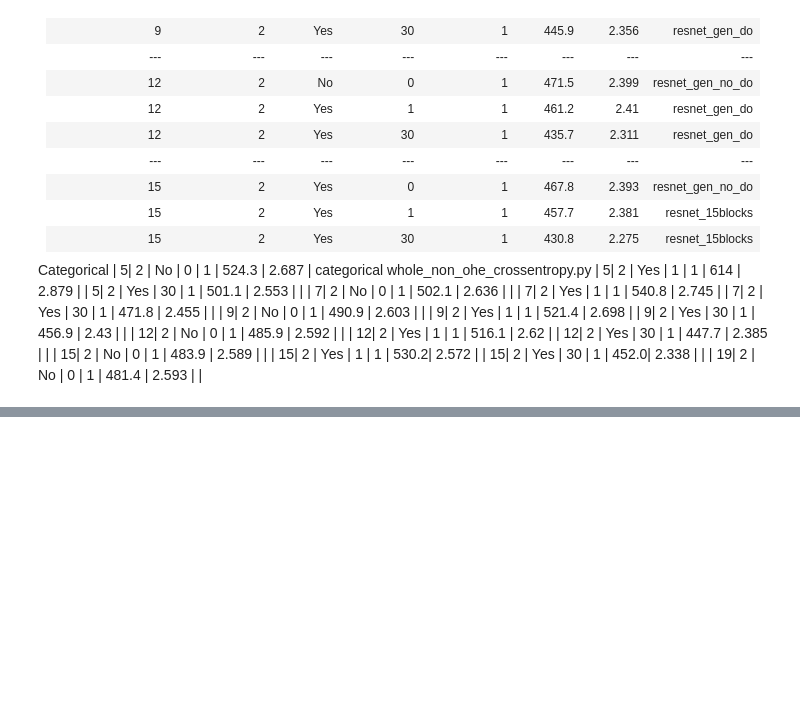
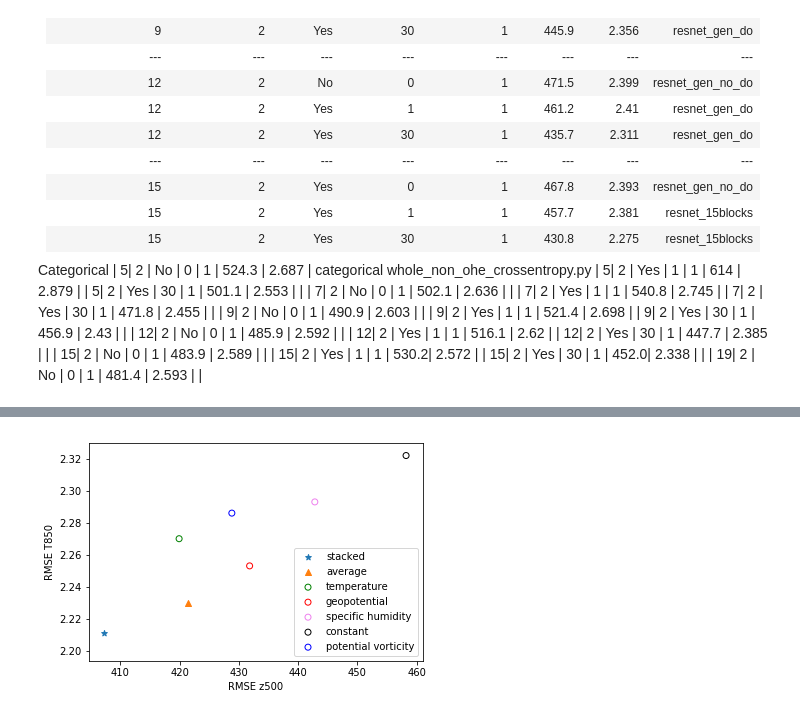
Before and after one commit to mc4117/ResNet_Weather, a Jupyter notebook: neural_notebooks/categorical/results_summary.ipynb, the cells around one changed output, grey strips where cells are left out. Saved outputs shown, nothing was run; the diff lists cells and outputs as text; code cells hidden in the pictures; blank space fills up the shorter version.

```diff
--- a/neural_notebooks/categorical/results_summary.ipynb
+++ b/neural_notebooks/categorical/results_summary.ipynb
@@ -85,0 +88,16 @@ plt.show()
+# %%
+import pylab as plt
+#plt.scatter([385.7], [2.164], marker = '*', label = 'continuous stacked')
+plt.scatter([407.2], [2.211], marker = '*', label = 'stacked')
+plt.scatter([421.4], [2.23], marker = '^', label = 'average')
+plt.scatter([419.9], [2.27], facecolors='none', edgecolor = 'green', label = 'temperature')
+plt.scatter([431.8], [2.253], facecolors='none', edgecolor = 'red', label = 'geopotential')
+plt.scatter([442.8], [2.293], facecolors='none', edgecolor = 'violet', label = 'specific humidity')
+plt.scatter([458.2], [2.322], facecolors='none', edgecolor = 'black', label = 'constant')
+plt.scatter([428.8], [2.286], facecolors='none', edgecolor = 'blue', label = 'potential vorticity')
+plt.ylabel("RMSE T850")
+plt.xlabel("RMSE z500")
+plt.legend()
+plt.show()
+# %% [output]
+[figure, added]
```
Also changed, not shown: parts of 2 cells of this notebook, 9 other files.
